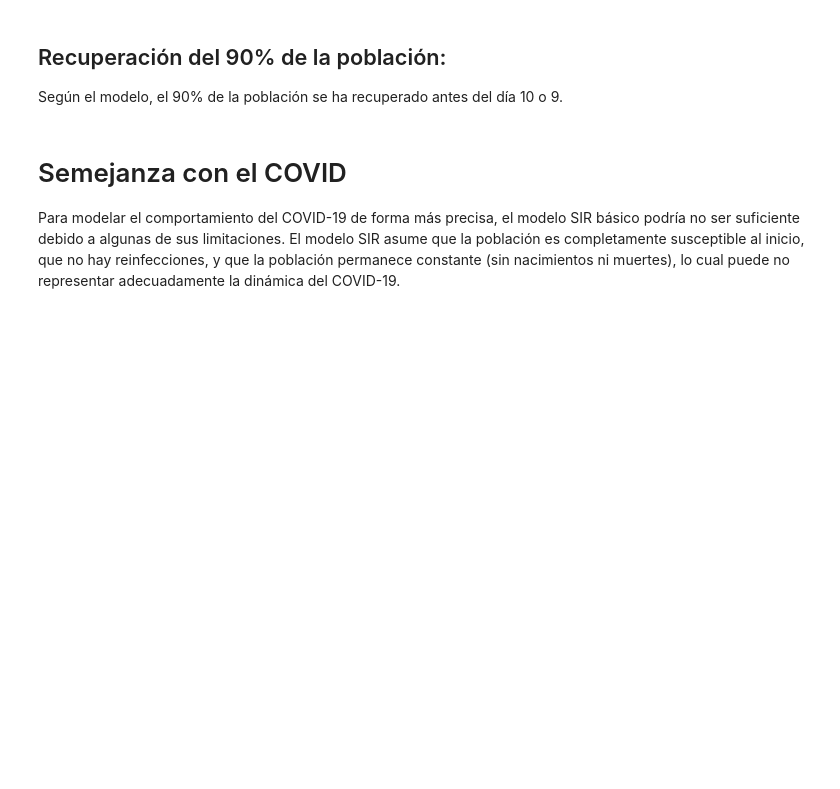
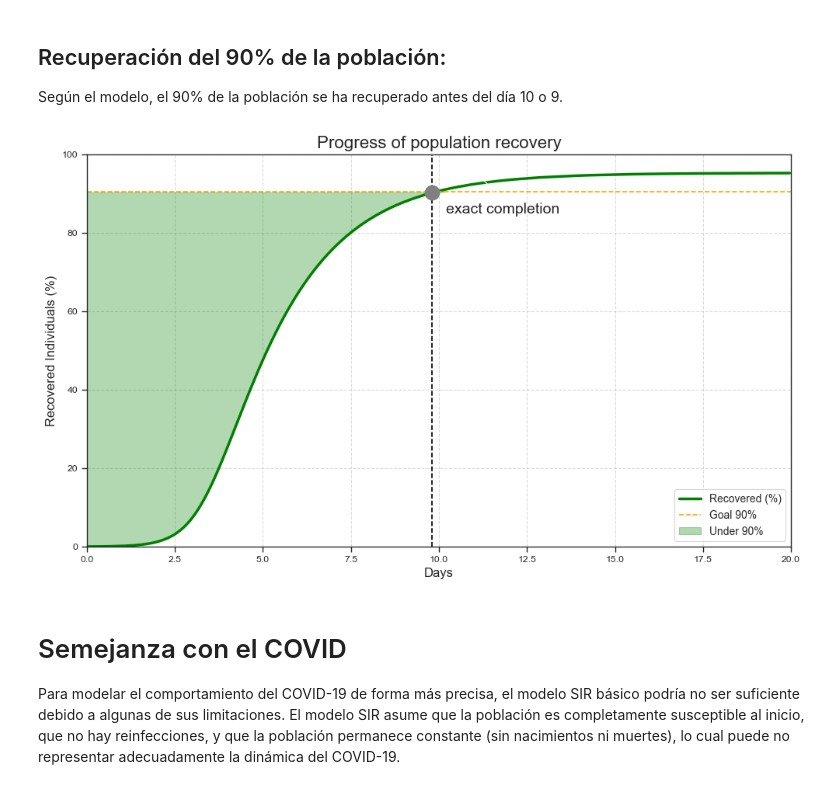
Before and after one commit to JsebastianUVPRQ/classical_trajectory, a Jupyter notebook: Intro_modeling_math/tll/penaloza_juan.ipynb, the cells around one changed output. Cells and saved outputs as stored; diff of their text form; code cells hidden in the pictures; blank space fills up the shorter version.

```diff
--- a/Intro_modeling_math/tll/penaloza_juan.ipynb
+++ b/Intro_modeling_math/tll/penaloza_juan.ipynb
@@ -345,6 +345,50 @@ plt.show()
 # %% [markdown]
 ## Recuperación del 90% de la población:
 Según el modelo, el 90% de la población se ha recuperado antes del día 10 o 9.
+# %%
+# Solution_approx.t, I_approx
+# percentage: I_approx / N
+days = solution_approx.t
+data = datosRecuperados
+
+# Calcular el porcentaje de recuperados
+R_aprox = abs(0.96*datosRecuperados['R'])
+recovered_percentage = (R_aprox/ N) * 100
+
+day_recovered_90 = days[np.argmax(recovered_percentage >= 90)]
+
+# Crear la gráfica nuevamente
+fig, ax = plt.subplots(figsize=(10, 6))
+plt.plot(solution_approx.t, recovered_percentage, label='Recovered (%)', color='green', lw=2.5)
+
+# Línea del 90%
+ax.axhline(y=90.5, color='orange', linestyle='--', label="Goal 90%")
+ax.axvline(x=9.8, color='black', linestyle='--')
+
+# Elementos visuales poco comunes
+recovered_mark = ax.scatter(9.8, 90.4, color='gray', s=180, zorder=5)
+ax.fill_between(days, recovered_percentage, 90.4, where=(recovered_percentage <= 91), color='green', alpha=0.3, label="Under 90%")
+
+# Personalización
+ax.set_title("Progress of population recovery", fontsize=16)
+ax.set_xlabel("Days", fontsize=12)
+ax.set_ylabel("Recovered Individuals (%)", fontsize=12)
+ax.set_xlim(0, 20)
+ax.set_ylim(0, 100)
+ax.legend(loc="lower right", fontsize=10)
+ax.grid(True, linestyle='--', alpha=0.7)
+
+# Anotaciones
+ax.annotate("exact completion",
+            xy=(10, 94), xytext=(10.2, 85),
+            arrowprops=dict(facecolor='black', arrowstyle='->', connectionstyle="arc3,rad=.5"),
+            fontsize=14)
+
+# Mostrar la gráfica
+plt.tight_layout()
+plt.show()
+# %% [output]
+[figure, added]
 # %% [markdown]
 # Semejanza con el COVID
 Para modelar el comportamiento del COVID-19 de forma más precisa, el modelo SIR básico podría no ser suficiente debido a algunas de sus limitaciones. El modelo SIR asume que la población es completamente susceptible al inicio, que no hay reinfecciones, y que la población permanece constante (sin nacimientos ni muertes), lo cual puede no representar adecuadamente la dinámica del COVID-19.
```
Also changed, not shown: parts of 2 cells of this notebook, 6 other files.
